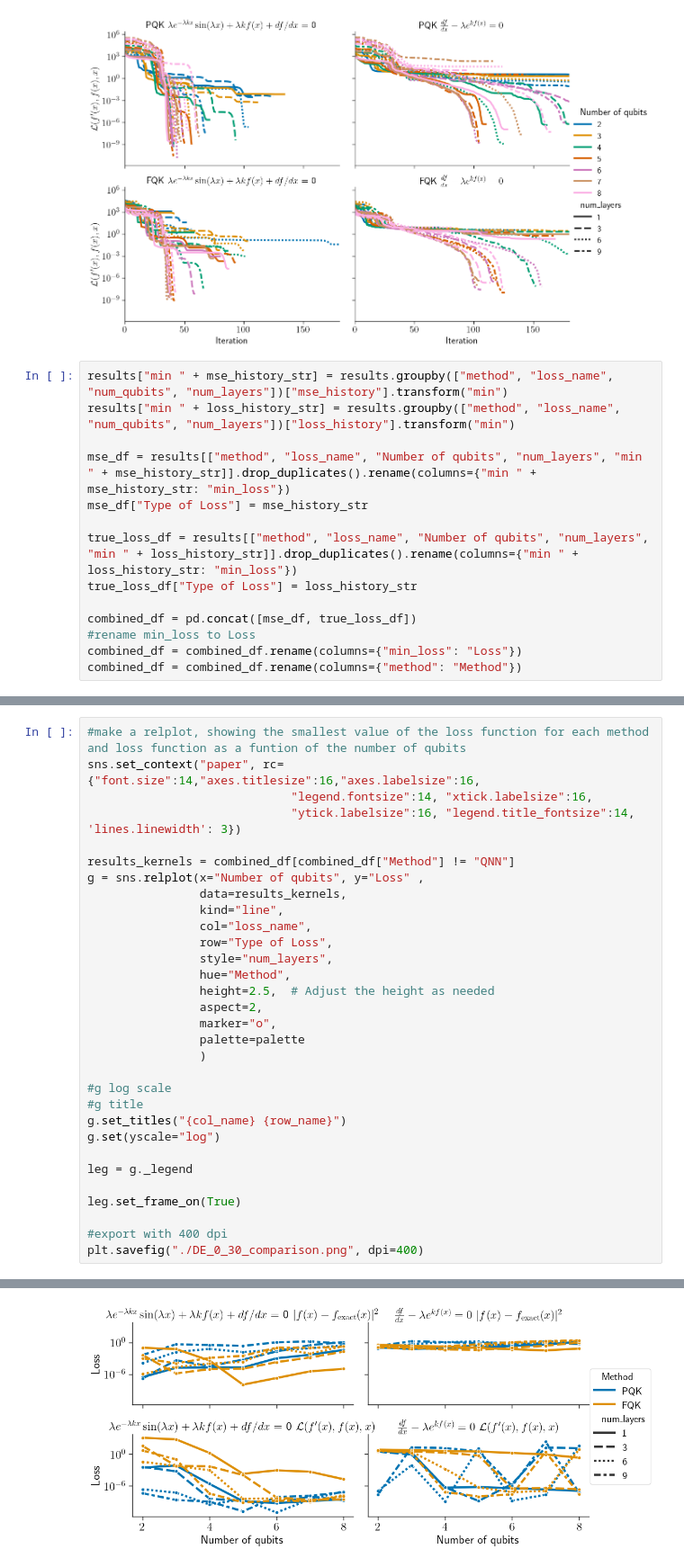
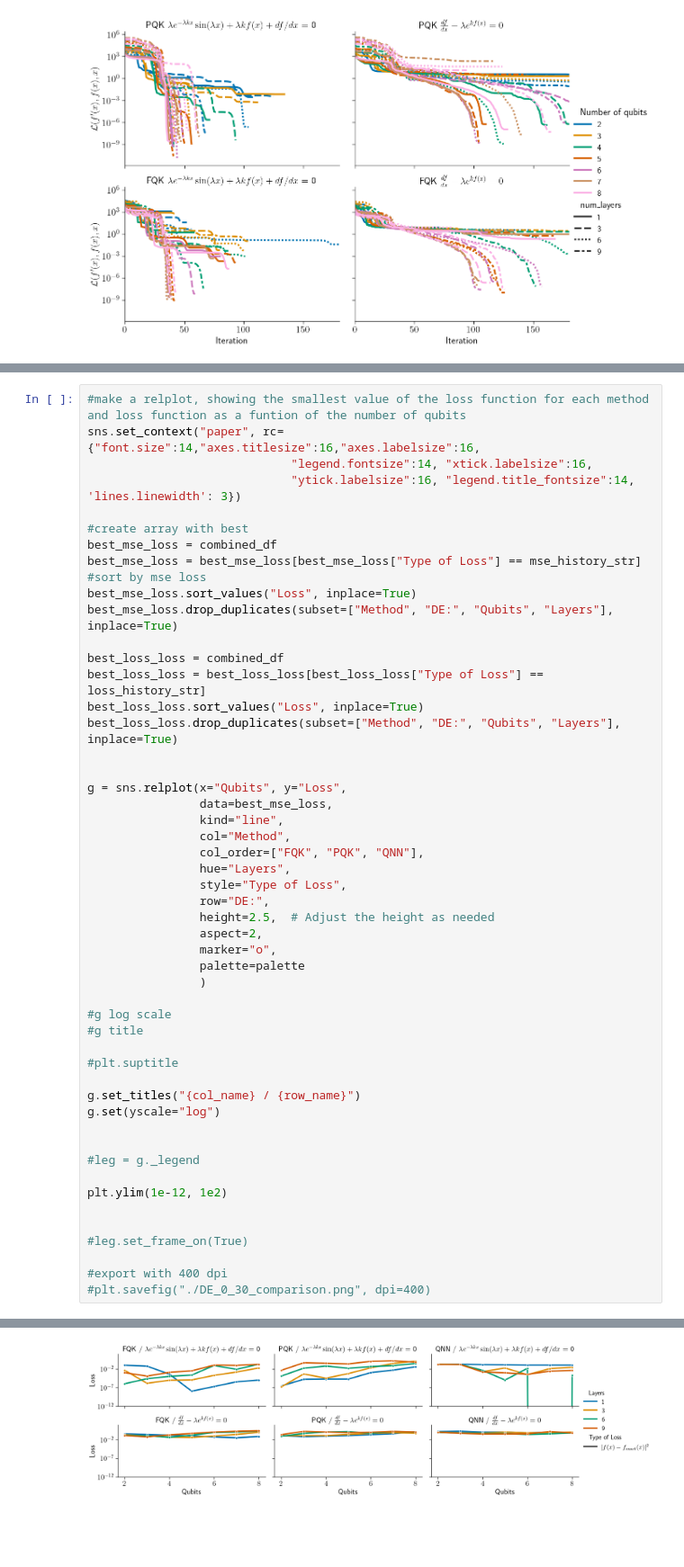
Before and after one commit to rupof/KernelDE, a Jupyter notebook: plotting_notebooks/local_plot_QNN_vs_QK.ipynb, the cells around one changed output, grey strips where cells are left out. Shown at 90% size. Drawn from its saved outputs; the diff is of its cells as text; blank space fills up the shorter version.

```diff
--- a/plotting_notebooks/local_plot_QNN_vs_QK.ipynb
+++ b/plotting_notebooks/local_plot_QNN_vs_QK.ipynb
@@ -118,17 +212,3 @@ plt.xlim(0, 180)
 # %% [output]
 (0.0, 180.0)
 [figure]
-# %%
-results["min " + mse_history_str] = results.groupby(["method", "loss_name", "num_qubits", "num_layers"])["mse_history"].transform("min")
-results["min " + loss_history_str] = results.groupby(["method", "loss_name", "num_qubits", "num_layers"])["loss_history"].transform("min")
-
-mse_df = results[["method", "loss_name", "Number of qubits", "num_layers", "min " + mse_history_str]].drop_duplicates().rename(columns={"min " + mse_history_str: "min_loss"})
-mse_df["Type of Loss"] = mse_history_str
-
-true_loss_df = results[["method", "loss_name", "Number of qubits", "num_layers", "min " + loss_history_str]].drop_duplicates().rename(columns={"min " + loss_history_str: "min_loss"})
-true_loss_df["Type of Loss"] = loss_history_str
-
-combined_df = pd.concat([mse_df, true_loss_df])
-#rename min_loss to Loss
-combined_df = combined_df.rename(columns={"min_loss": "Loss"})
-combined_df = combined_df.rename(columns={"method": "Method"})
@@ -138,14 +277,27 @@ sns.set_context("paper", rc={"font.size":14,"axes.titlesize":16,"axes.labelsize"
                              "legend.fontsize":14, "xtick.labelsize":16,
                              "ytick.labelsize":16, "legend.title_fontsize":14,  'lines.linewidth': 3})
 
-results_kernels = combined_df[combined_df["Method"] != "QNN"]
-g = sns.relplot(x="Number of qubits", y="Loss" ,
-                data=results_kernels,
+#create array with best
+best_mse_loss = combined_df
+best_mse_loss = best_mse_loss[best_mse_loss["Type of Loss"] == mse_history_str]
+#sort by mse loss
+best_mse_loss.sort_values("Loss", inplace=True)
+best_mse_loss.drop_duplicates(subset=["Method", "DE:", "Qubits", "Layers"], inplace=True)
+
+best_loss_loss = combined_df
+best_loss_loss = best_loss_loss[best_loss_loss["Type of Loss"] == loss_history_str]
+best_loss_loss.sort_values("Loss", inplace=True)
+best_loss_loss.drop_duplicates(subset=["Method", "DE:", "Qubits", "Layers"], inplace=True)
+
+
+g = sns.relplot(x="Qubits", y="Loss",
+                data=best_mse_loss,
                 kind="line",
-                col="loss_name",
-                row="Type of Loss",
-                style="num_layers",
-                hue="Method",
+                col="Method",
+                col_order=["FQK", "PQK", "QNN"],
+                hue="Layers",
+                style="Type of Loss",
+                row="DE:",
                 height=2.5,  # Adjust the height as needed
                 aspect=2,
                 marker="o",
@@ -154,13 +306,20 @@ g = sns.relplot(x="Number of qubits", y="Loss" ,
 
 #g log scale
 #g title
-g.set_titles("{col_name} {row_name}")
+
+#plt.suptitle
+
+g.set_titles("{col_name} / {row_name}")
 g.set(yscale="log")
 
-leg = g._legend
 
-leg.set_frame_on(True)
+#leg = g._legend
+
+plt.ylim(1e-12, 1e2)
+
+
+#leg.set_frame_on(True)
 
 #export with 400 dpi
-plt.savefig("./DE_0_30_comparison.png", dpi=400)
+#plt.savefig("./DE_0_30_comparison.png", dpi=400)
 # %% [output]
@@ -167,3 +343,3 @@ plt.savefig("./DE_0_30_comparison.png", dpi=400)
-[figure, old version]
+[figure, new version]
 # %%
 #make a relplot, showing the smallest value of the loss function for each method and loss function as a funtion of the number of qubits
```
Also changed, not shown: parts of 17 cells of this notebook, 11 other files.
